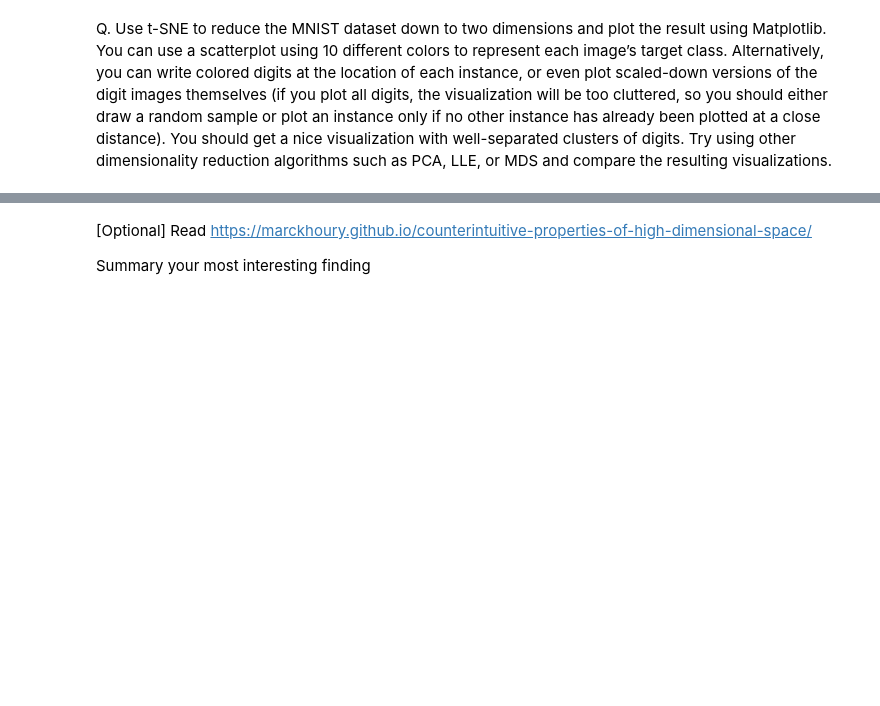
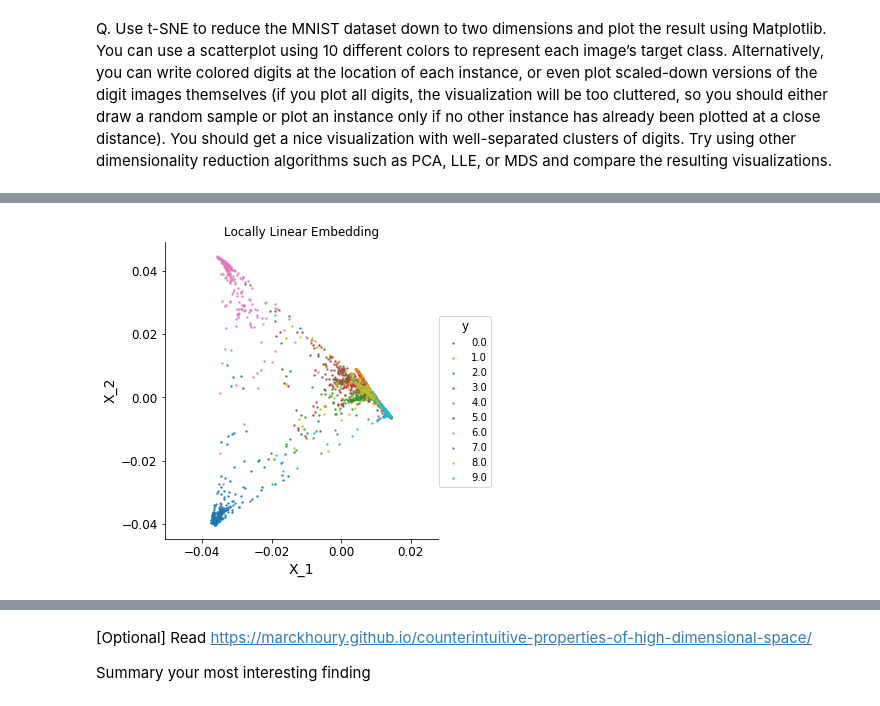
Before and after one commit to derek-pyne/ml_playground, a Jupyter notebook: classes/machine_learning/W8_Pyne_qq233068.ipynb, the cells around one changed output, grey strips where cells are left out. Cells and saved outputs as stored; diff of their text form; code cells hidden in the pictures; blank space fills up the shorter version.

```diff
--- a/classes/machine_learning/W8_Pyne_qq233068.ipynb
+++ b/classes/machine_learning/W8_Pyne_qq233068.ipynb
@@ -44,0 +133,7 @@ Q. Use t-SNE to reduce the MNIST dataset down to two dimensions and plot the res
+# %%
+from sklearn.manifold import LocallyLinearEmbedding
+lle = LocallyLinearEmbedding(n_components=2, n_jobs=8)
+X_lle = lle.fit_transform(X_sample)
+dimensionality_reduction_plot(X_lle, y_sample, title='Locally Linear Embedding')
+# %% [output]
+[figure, added]
```
Also changed, not shown: parts of 28 cells of this notebook.
